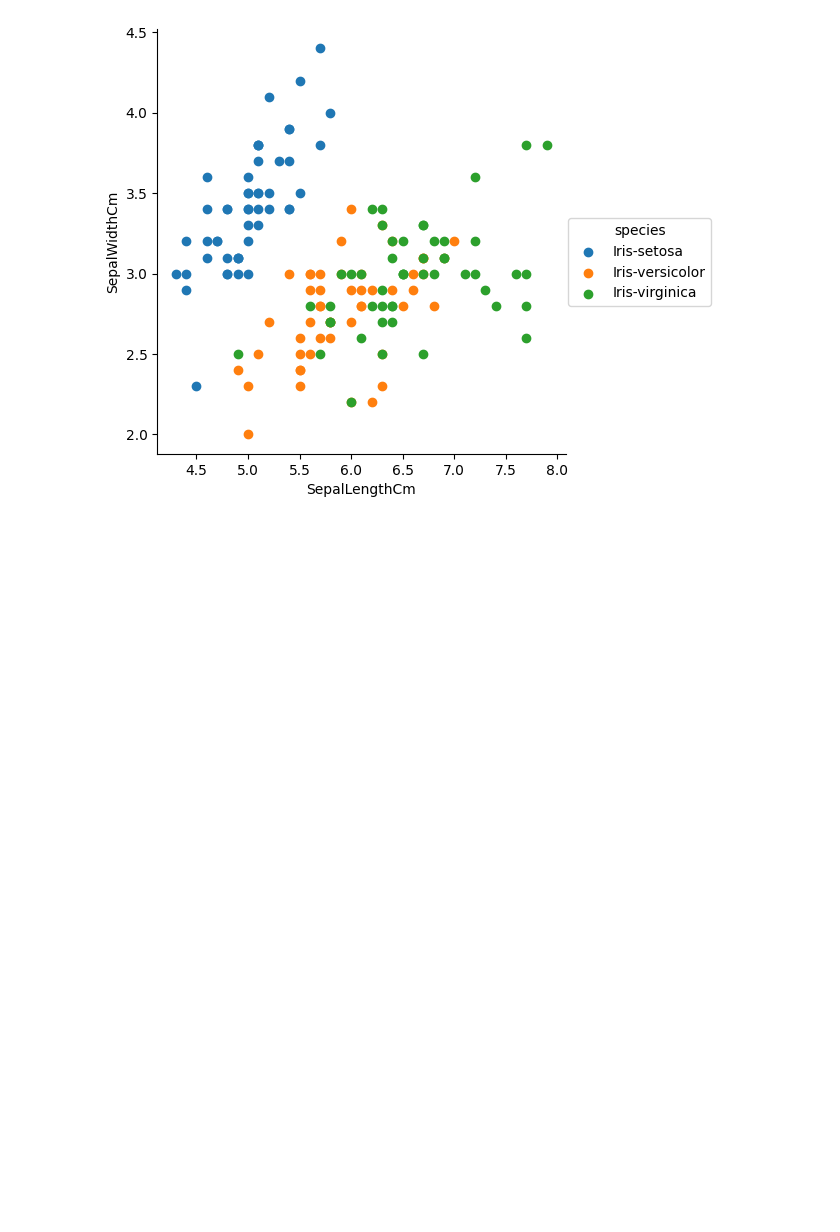
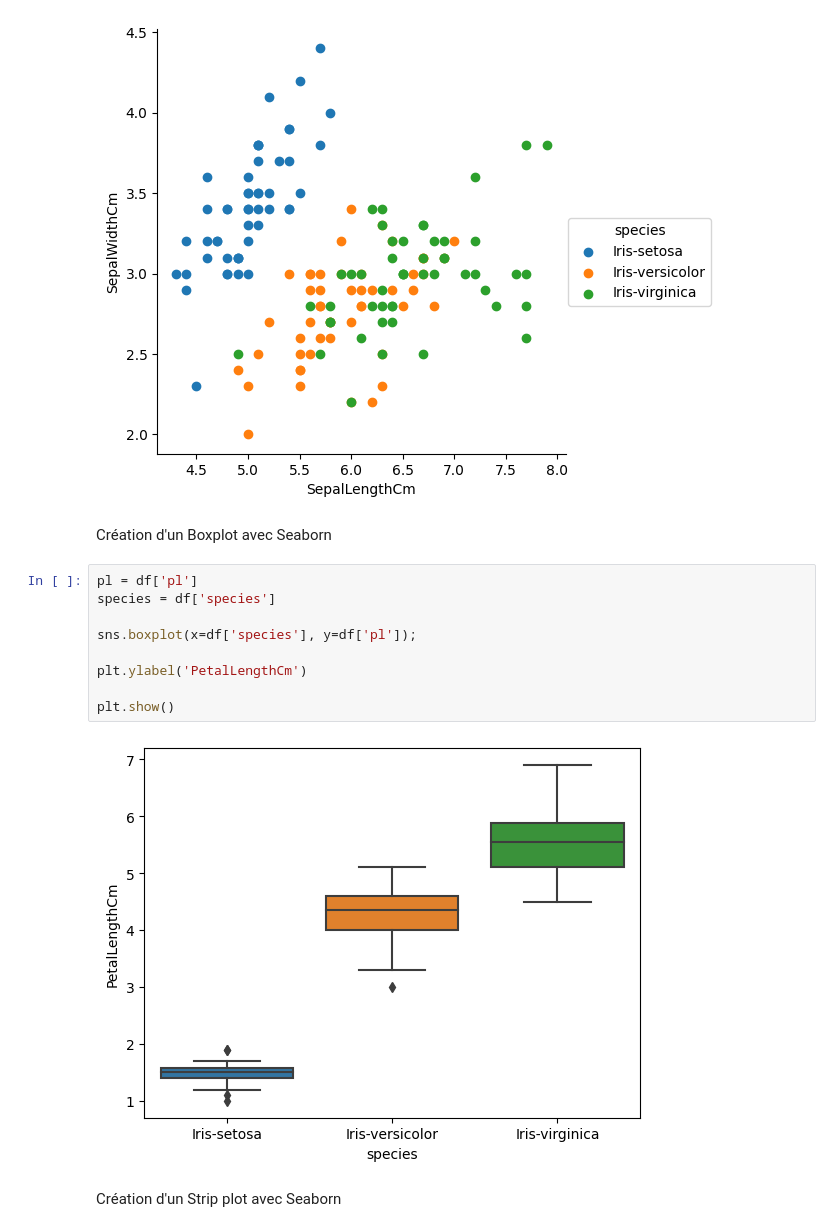
Before and after one commit to wandrilledioubate/mastercamp_datascience, a Jupyter notebook: td6.ipynb, the cells around one changed output. Cells and saved outputs as stored; diff of their text form; blank space fills up the shorter version.

```diff
--- a/td6.ipynb
+++ b/td6.ipynb
@@ -41,3 +57,18 @@ g.add_legend(frameon=True)
 plt.show()
 # %% [output]
 [figure]
+# %% [markdown]
+Création d'un Boxplot avec Seaborn
+# %%
+pl = df['pl']
+species = df['species']
+
+sns.boxplot(x=df['species'], y=df['pl']);
+
+plt.ylabel('PetalLengthCm')
+
+plt.show()
+# %% [output]
+[figure, added]
+# %% [markdown]
+Création d'un Strip plot avec Seaborn
```
Also changed, not shown: parts of 1 cell of this notebook.
